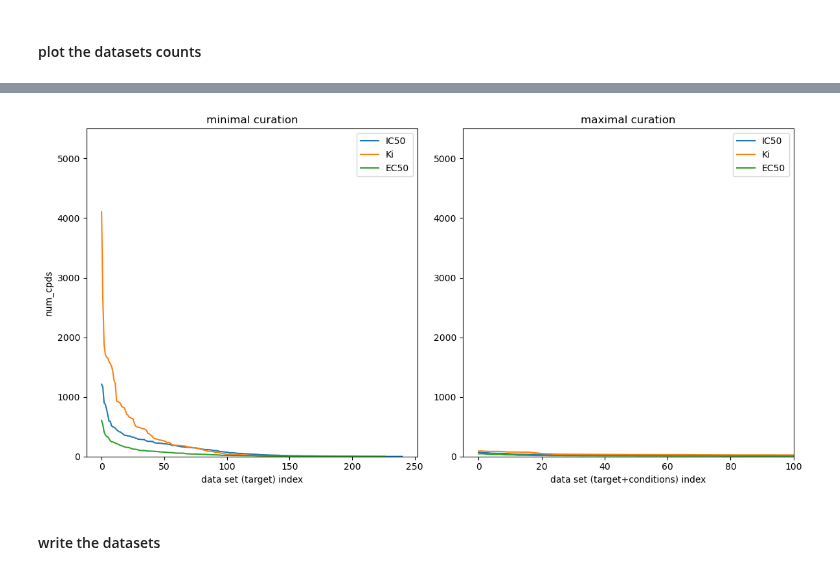
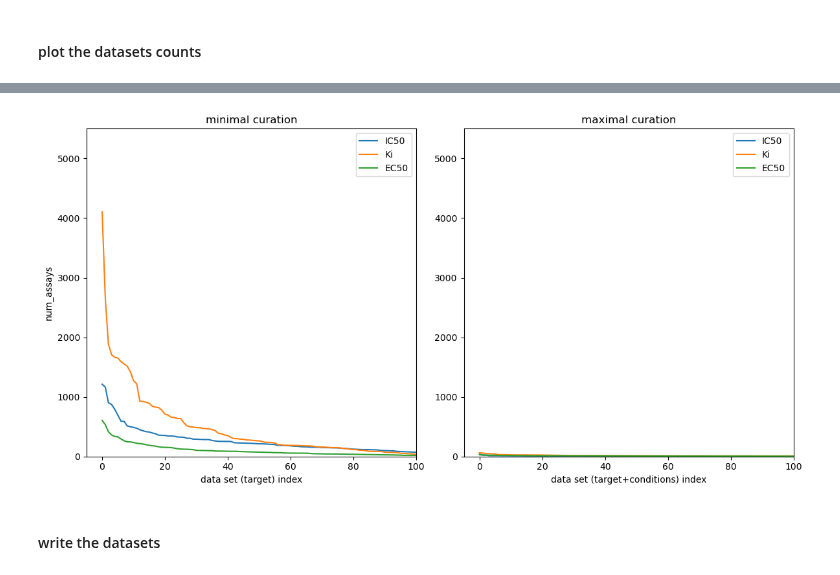
Before and after one commit to xixichennn/datacat4ml, a Jupyter notebook: datacat4ml/Scripts/data_prep/1_data_fetch/fetch_gpcr.ipynb, the cells around one changed output, grey strips where cells are left out. Drawn from its saved outputs; the diff is of its cells as text; code cells hidden in the pictures.

```diff
--- a/datacat4ml/Scripts/data_prep/1_data_fetch/fetch_gpcr.ipynb
+++ b/datacat4ml/Scripts/data_prep/1_data_fetch/fetch_gpcr.ipynb
@@ -531,7 +532,7 @@ readout = 'EC50'
 print(f'raw_data for {readout}_mincuration')
 raw_data = append_assay_info(readout=readout, uniprot_id=gpcr_uniprot_ids_list,
                              onlyDocs=False,removeMutants=False,confidenceScore=8)
-ec50_mincur_data = hash_assay_info(raw_data)
+ec50_mincur_8_data = hash_assay_info(raw_data)
 # %% [output]
 raw_data for EC50_mincuration
 table temp_targets
@@ -554,8 +555,8 @@ The length of the processed_data is 57724
 readout = 'EC50'
 print(f'raw_data for {readout}_maxcuration')
 raw_data = append_assay_info(readout=readout, uniprot_id=gpcr_uniprot_ids_list,
-                             onlyDocs=True,removeMutants=True,confidenceScore=9)
-ec50_maxcur_data = hash_assay_info(raw_data)
+                             onlyDocs=True,removeMutants=True,confidenceScore=8)
+ec50_maxcur_8_data = hash_assay_info(raw_data)
 # %% [output]
 raw_data for EC50_maxcuration
 table temp_targets
@@ -609,9 +610,9 @@ def count_assay_cpd(mincur_data, maxcur_data):
 
     return mincur_assay_count, mincur_cpd_count, maxcur_assay_count, maxcur_cpd_count
 # %%
-mincur_assay_count_ic50, mincur_cpd_count_ic50, maxcur_assay_count_ic50, maxcur_cpd_count_ic50 = count_assay_cpd(ic50_mincur_data, ic50_maxcur_data)
-mincur_assay_count_ki, mincur_cpd_count_ki, maxcur_assay_count_ki, maxcur_cpd_count_ki = count_assay_cpd(ki_mincur_data, ki_maxcur_data)
-mincur_assay_count_ec50, mincur_cpd_count_ec50, maxcur_assay_count_ec50, maxcur_cpd_count_ec50 = count_assay_cpd(ec50_mincur_data, ec50_maxcur_data)
+mincur_assay_count_ic50, mincur_cpd_count_ic50, maxcur_assay_count_ic50, maxcur_cpd_count_ic50 = count_assay_cpd(ic50_mincur_8_data, ic50_maxcur_8_data)
+mincur_assay_count_ki, mincur_cpd_count_ki, maxcur_assay_count_ki, maxcur_cpd_count_ki = count_assay_cpd(ki_mincur_8_data, ki_maxcur_8_data)
+mincur_assay_count_ec50, mincur_cpd_count_ec50, maxcur_assay_count_ec50, maxcur_cpd_count_ec50 = count_assay_cpd(ec50_mincur_8_data, ec50_maxcur_8_data)
 # %%
 def plot_dataset_size(mincur_cpd_count_ic50, maxcur_cpd_count_ic50,mincur_cpd_count_ki, maxcur_cpd_count_ki,mincur_cpd_count_ec50, maxcur_cpd_count_ec50,
                       ylabel:str='num_cpds'):
@@ -633,9 +634,9 @@ def plot_dataset_size(mincur_cpd_count_ic50, maxcur_cpd_count_ic50,mincur_cpd_co
     plt.plot(mincur_scounts_ec50,label='EC50')
 
     plt.legend()
-    plt.xlabel('data set (target) index');
+    plt.xlabel('data set (target) index');plt.xlim(-5,100);
     plt.ylabel(ylabel)
-    plt.title('minimal curation');
+    plt.title('minimal curation')
     plt.ylim(0,5500)
 
     plt.subplot(1,2,2)
@@ -658,8 +659,8 @@ plot_dataset_size(mincur_cpd_count_ic50, maxcur_cpd_count_ic50,mincur_cpd_count_
 # %%
 plot_dataset_size(mincur_assay_count_ic50, maxcur_assay_count_ic50,mincur_assay_count_ki, maxcur_assay_count_ki,mincur_assay_count_ec50, maxcur_assay_count_ec50,
-                  ylabel='num_cpds')
+                  ylabel='num_assays')
 # %% [output]
-[figure, old version]
+[figure, new version]
 # %% [markdown]
 #### write the datasets
 # %%
```
Also changed, not shown: parts of 14 cells of this notebook.
